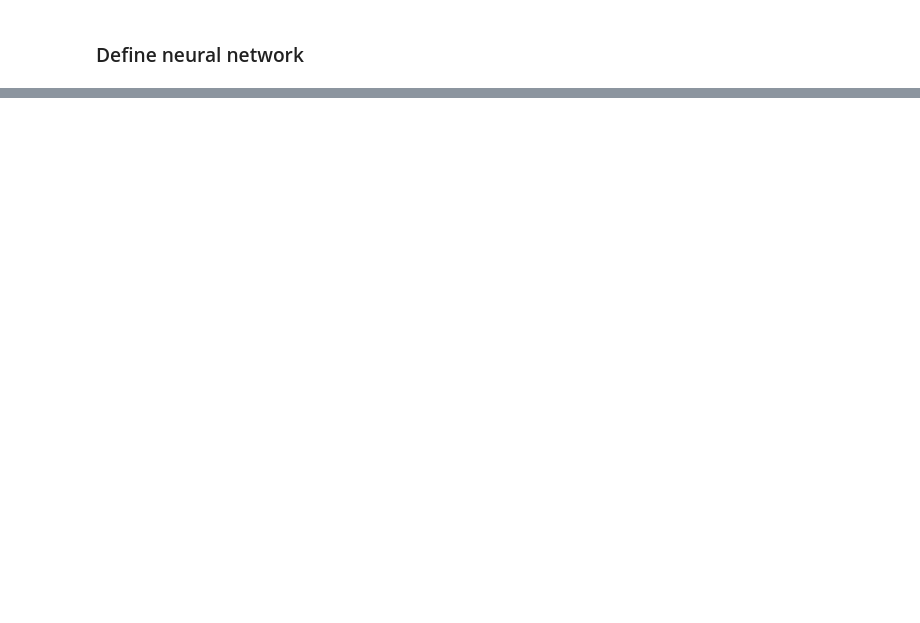
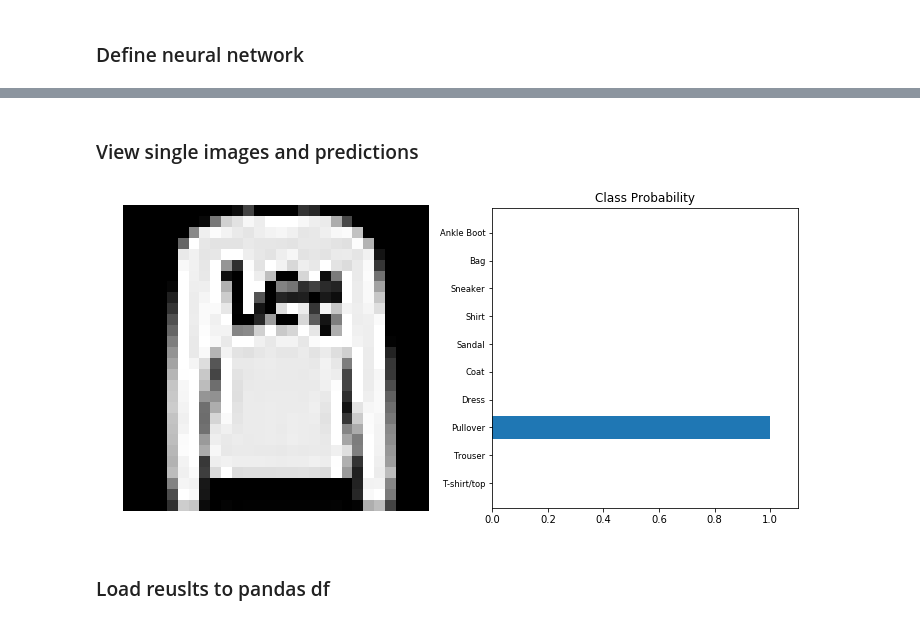
Before and after one commit to mlcollege/image-processing-v2, a Jupyter notebook: notebooks/pytorch_version/4_convolutional_neural_network.ipynb, the cells around one changed output, grey strips where cells are left out. Saved outputs shown, nothing was run; the diff lists cells and outputs as text; code cells hidden in the pictures; blank space fills up the shorter version.

```diff
--- a/notebooks/pytorch_version/4_convolutional_neural_network.ipynb
+++ b/notebooks/pytorch_version/4_convolutional_neural_network.ipynb
@@ -242,0 +284,4 @@ print(net)
+# %%
+#loss_fce = CrossEntropyLoss()
+loss_fce = NLLLoss()
+loss_fce
@@ -242,0 +429,2 @@ print(net)
+# %% [markdown]
+### View single images and predictions
@@ -242,0 +433,6 @@ print(net)
+# %%
+plot_classify(test_dataset[1][0], conv_neural_net, exp=True)
+# %% [output]
+[figure, added]
+# %% [markdown]
+### Load reuslts to pandas df
```
Also changed, not shown: parts of 57 cells of this notebook, 3 other files.
